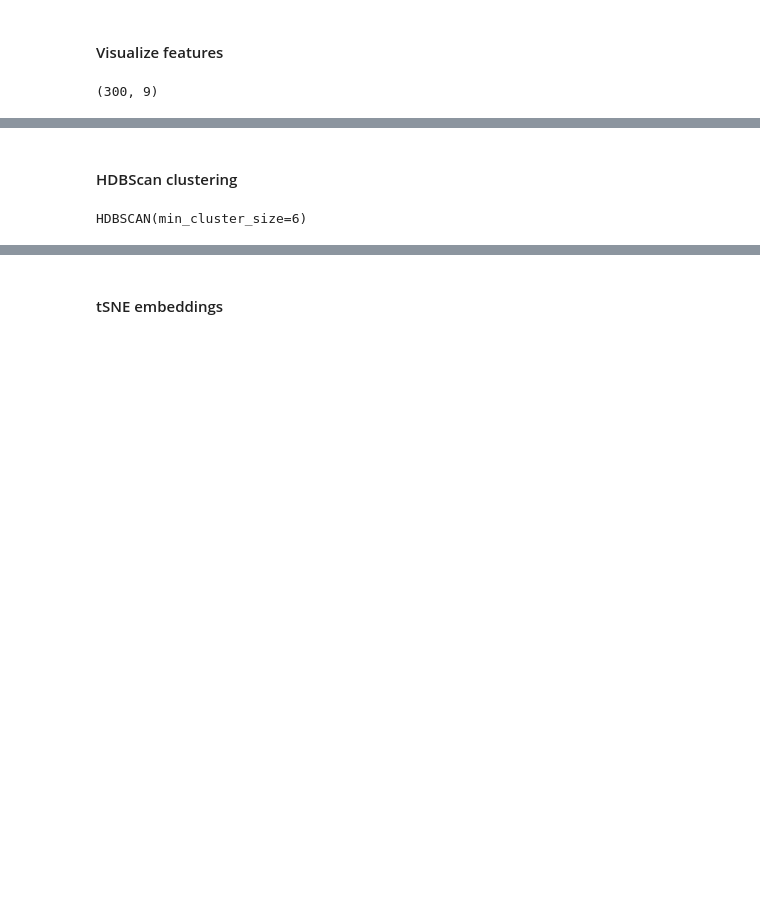
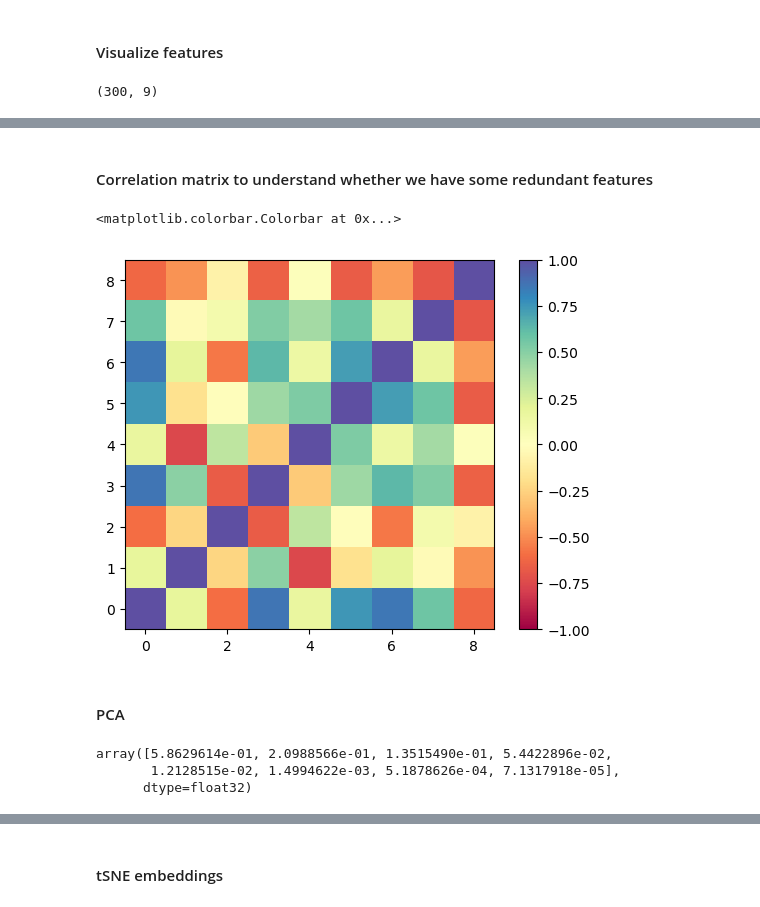
Before and after one commit to ShrRa/Petnica, a Jupyter notebook: 2_TSNE_MNIST.ipynb, the cells around one changed output, grey strips where cells are left out. Drawn from its saved outputs; the diff is of its cells as text; code cells hidden in the pictures; blank space fills up the shorter version.

```diff
--- a/2_TSNE_MNIST.ipynb
+++ b/2_TSNE_MNIST.ipynb
@@ -29,8 +32,20 @@ plt.imshow(features,aspect='auto')
+# %% [markdown]
+#### Correlation matrix to understand whether we have some redundant features
+# %%
+im = plt.imshow(np.corrcoef(features.T),origin='lower',cmap='Spectral',vmin=-1,vmax=1)
+plt.colorbar(im)
+# %% [output]
+<matplotlib.colorbar.Colorbar at 0x...>
+[figure, added]
 # %% [markdown]
-#### HDBScan clustering
+#### PCA
 # %%
-hdb = skl.cluster.HDBSCAN(min_cluster_size=6)
-hdb.fit(features)
+pca = PCA(n_components=8)
+X_pca = pca.fit_transform(features)
-# %% [output]
-HDBSCAN(min_cluster_size=6)
+# %%
+pca.explained_variance_ratio_
+# %% [output]
+array([5.8629614e-01, 2.0988566e-01, 1.3515490e-01, 5.4422896e-02,
+       1.2128515e-02, 1.4994622e-03, 5.1878626e-04, 7.1317918e-05],
+      dtype=float32)
 # %%
```
Also changed, not shown: parts of 3 cells of this notebook.
